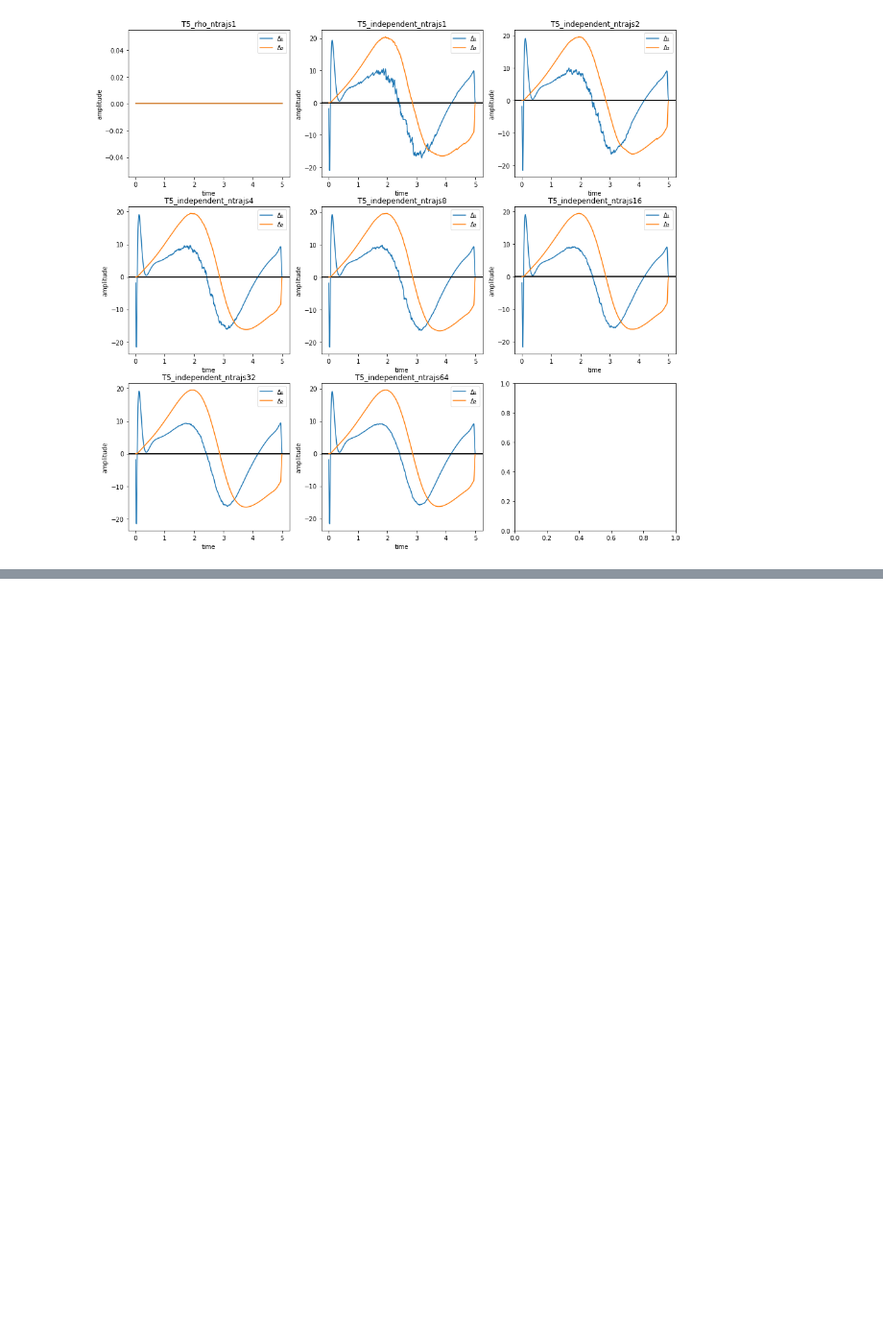
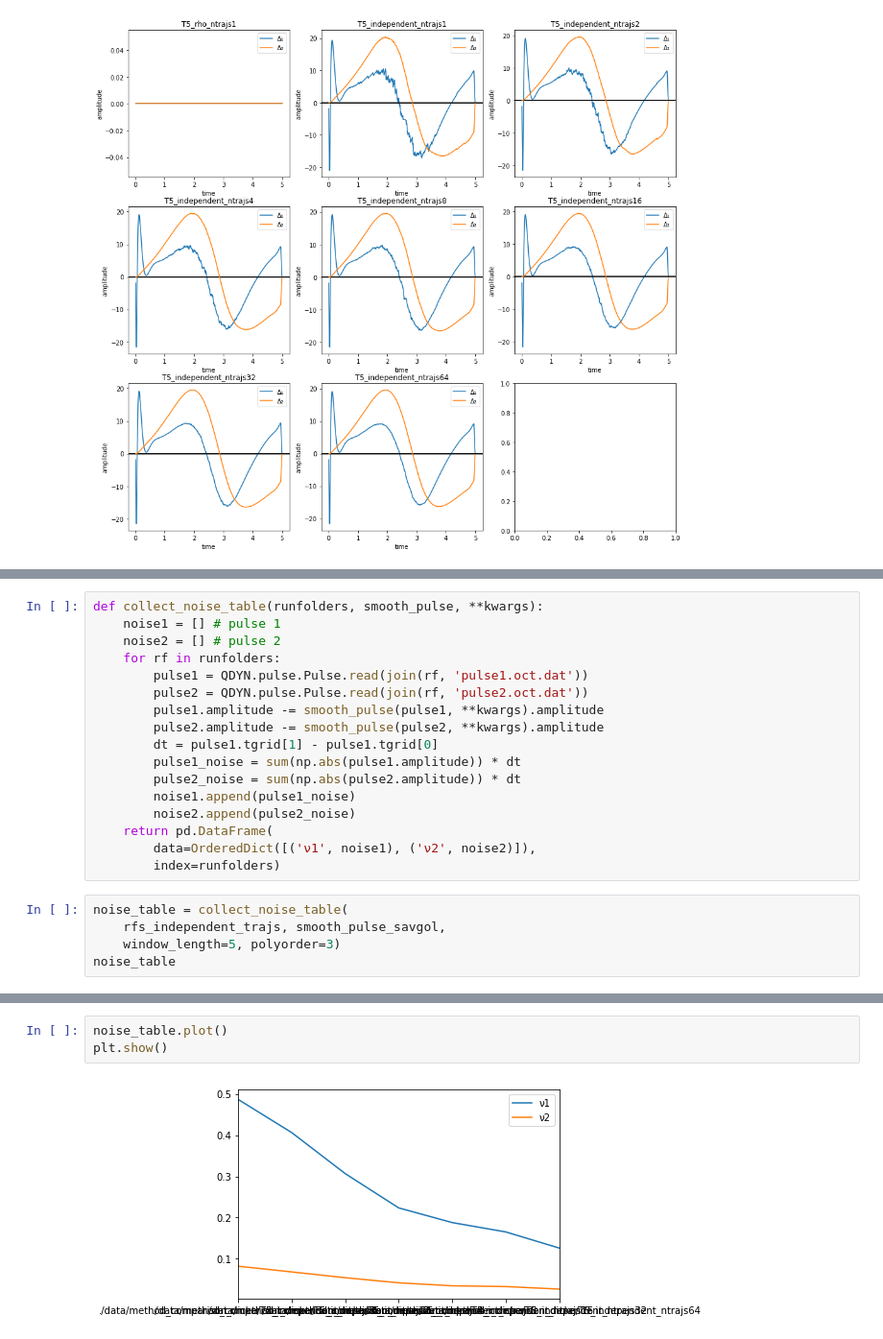
Before and after one commit to goerz-research/trajoct, a Jupyter notebook: 2017-10-16_mg_method_comparison_dicke_analysis.ipynb, the cells around one changed output, grey strips where cells are left out. Shown at 96% size. Saved outputs shown, nothing was run; the diff lists cells and outputs as text; blank space fills up the shorter version.

```diff
--- a/2017-10-16_mg_method_comparison_dicke_analysis.ipynb
+++ b/2017-10-16_mg_method_comparison_dicke_analysis.ipynb
@@ -143,0 +221,22 @@ plot_pulse_delta([rf_rho, ] + rfs_independent_trajs)
+# %%
+def collect_noise_table(runfolders, smooth_pulse, **kwargs):
+    noise1 = [] # pulse 1
+    noise2 = [] # pulse 2
+    for rf in runfolders:
+        pulse1 = QDYN.pulse.Pulse.read(join(rf, 'pulse1.oct.dat'))
+        pulse2 = QDYN.pulse.Pulse.read(join(rf, 'pulse2.oct.dat'))
+        pulse1.amplitude -= smooth_pulse(pulse1, **kwargs).amplitude
+        pulse2.amplitude -= smooth_pulse(pulse2, **kwargs).amplitude
+        dt = pulse1.tgrid[1] - pulse1.tgrid[0]
+        pulse1_noise = sum(np.abs(pulse1.amplitude)) * dt
+        pulse2_noise = sum(np.abs(pulse2.amplitude)) * dt
+        noise1.append(pulse1_noise)
+        noise2.append(pulse2_noise)
+    return pd.DataFrame(
+        data=OrderedDict([('ν1', noise1), ('ν2', noise2)]),
+        index=runfolders)
+# %%
+noise_table = collect_noise_table(
+    rfs_independent_trajs, smooth_pulse_savgol,
+    window_length=5, polyorder=3)
+noise_table
@@ -143,0 +252,5 @@ plot_pulse_delta([rf_rho, ] + rfs_independent_trajs)
+# %%
+noise_table.plot()
+plt.show()
+# %% [output]
+[figure, added]
```
Also changed, not shown: parts of 25 cells of this notebook, 1 other file.
